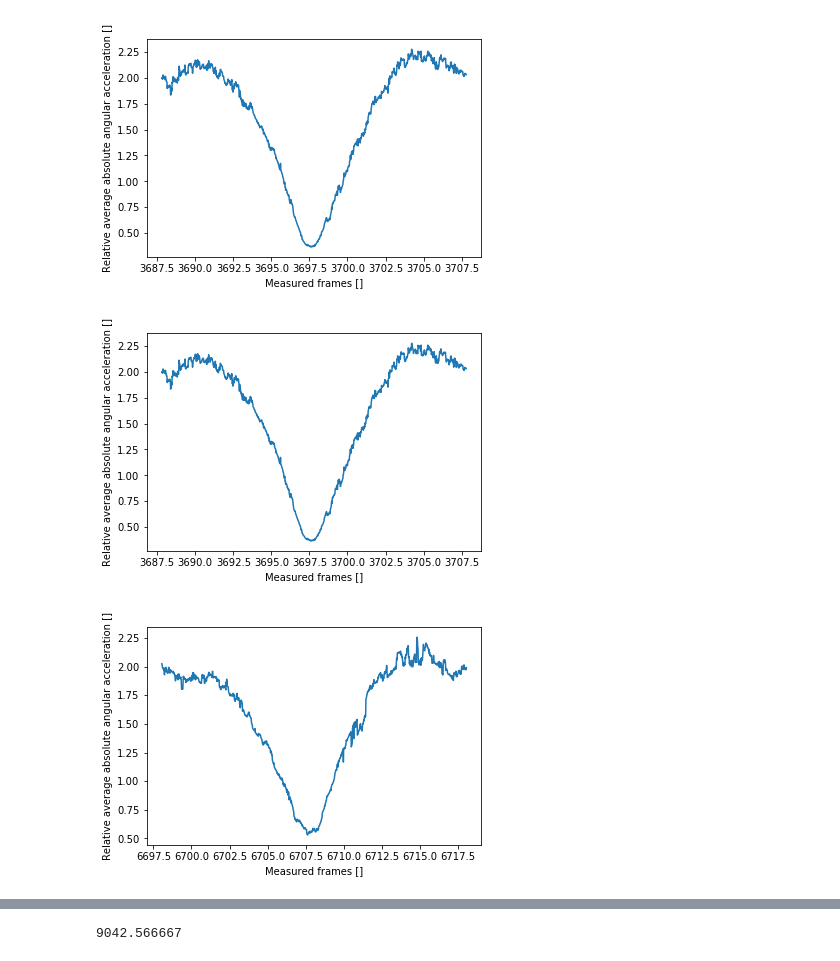
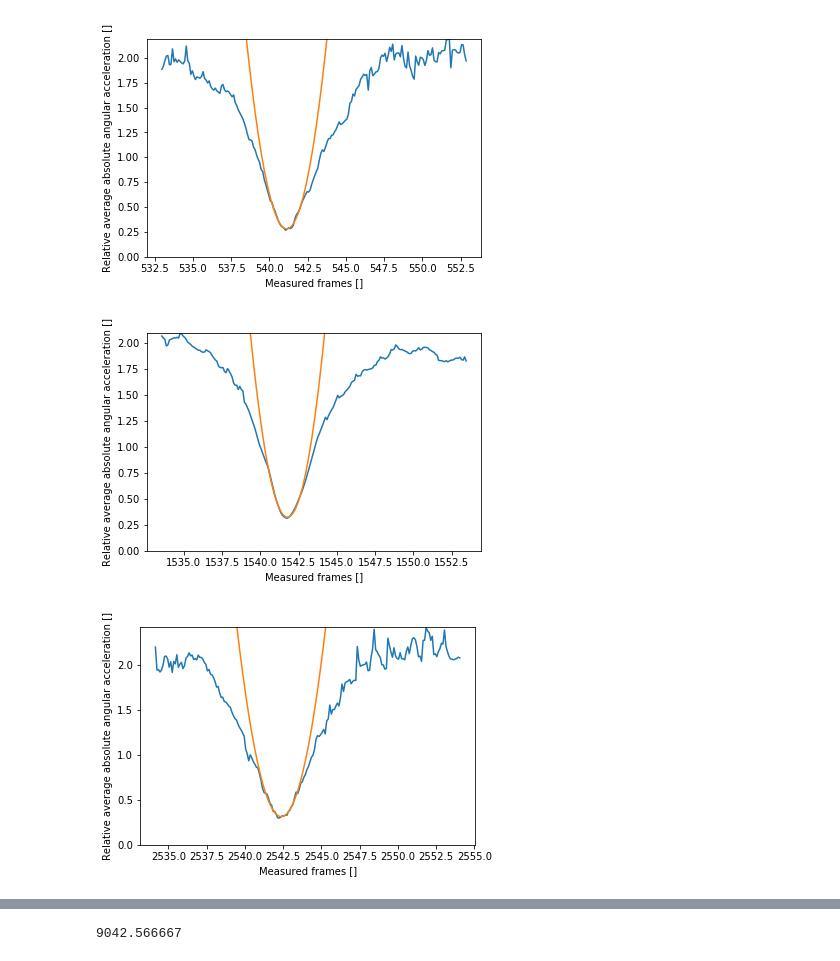
Before and after one commit to yossato/virtualGimbal, a Jupyter notebook: post_processing_software/jupyter/syncronize.ipynb, the cells around one changed output, grey strips where cells are left out. Saved outputs shown, nothing was run; the diff lists cells and outputs as text; code cells hidden in the pictures.

```diff
--- a/post_processing_software/jupyter/syncronize.ipynb
+++ b/post_processing_software/jupyter/syncronize.ipynb
@@ -55,4 +43,0 @@ plotR4a(d,ratio,[9740,9760])
-# %%
-d,ratio = openR4ACSV('../build/aaaa_ratio_0.csv')
-
-plotR4a(d,ratio)
@@ -61,18 +44,9 @@ plotR4a(d,ratio)
-# %%
-d,ratio = openR4ACSV('../build/aaaa_ratio_1.csv')
-
-plotR4a(d,ratio)
-# %% [output]
-[figure, removed]
-# %%
-d,ratio = openR4ACSV('../build/aaaa_ratio_1.csv')
-
-plotR4a(d,ratio)
-# %% [output]
-[figure, removed]
-# %%
-d,ratio = openR4ACSV('../build/aaaa_ratio_2.csv')
-
-plotR4a(d,ratio)
-# %% [output]
-[figure, removed]
+# %%
+for i in range(0,3):
+    d,ratio,curve = openR4ACSV('../build/aaaa_ratio_' + str(i) + '.csv')
+
+    plotR4a(d,ratio,curve,ylim=[0,max(ratio)])
+# %% [output]
+[figure, added]
+[figure, added]
+[figure, added]
```
Also changed, not shown: parts of 11 cells of this notebook, 4 other files.
